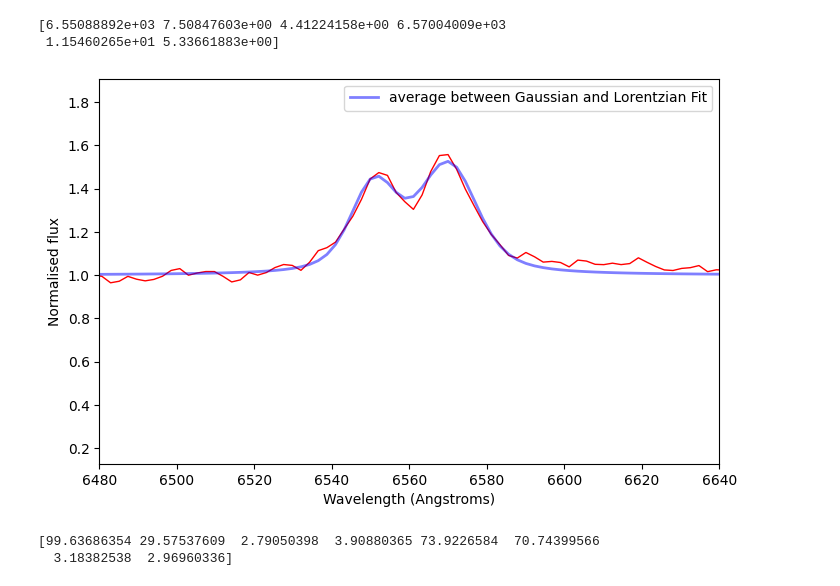
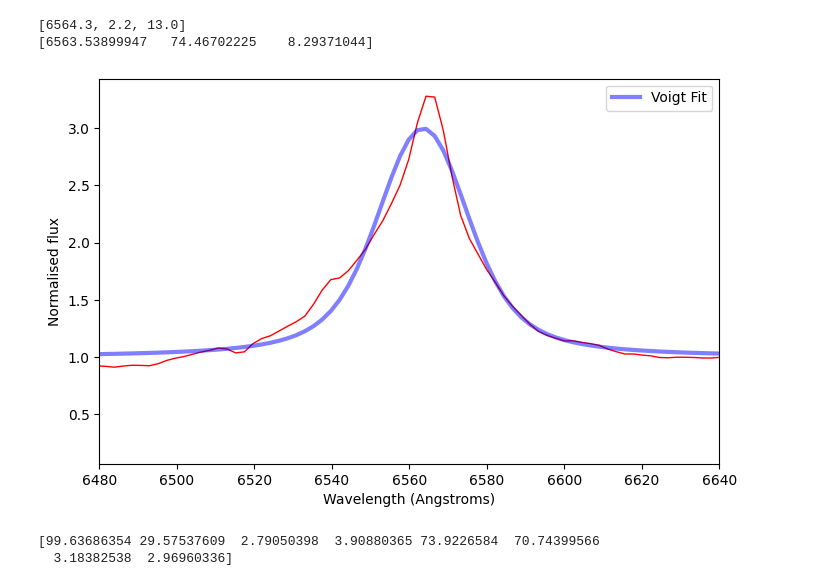
Before and after one commit to Sidius-DEV/IR_Variability_Of_BeXRBs_PhD, a Jupyter notebook: Scripts/Test_H_alpha_gausian_fitting.ipynb, the cells around one changed output. Saved outputs shown, nothing was run; the diff lists cells and outputs as text; code cells hidden in the pictures.

```diff
--- a/Scripts/Test_H_alpha_gausian_fitting.ipynb
+++ b/Scripts/Test_H_alpha_gausian_fitting.ipynb
@@ -14,7 +14,7 @@ quantity_support()
 
 # Script to perform multiple Gaussian fits on the double peak H-alpha line (on the blue, center and red peak)
 
-file = np.loadtxt("0919_l12tdfawc.txt")
+file = np.loadtxt("0906_l12tdfawc.txt")
 x = file[:,0]
 y = file[:,1]
 
@@ -276,31 +276,31 @@ plt.savefig('Average_GAUS_LORENTZ_demo.png')
 # %%
 ########### Voigt fitting and plot:
 
 guess = [6555, 1.4, 6.0, 6.0, 6565.0, 1.5, 4.0, 4.0]
 guess = find_double_peak_coords(spec.spectral_axis.value,(spec.flux/y_cont_fitted).value)
     #for i in range(1):
 #guess += [60+80*i, 46000, 25]
 
 popt, pcov = curve_fit(func_voigt, (spec.spectral_axis).value, (spec.flux/y_cont_fitted).value, p0=guess)
 print(popt)
 fit_VOIGT = func_voigt(spec.spectral_axis.value, *popt)
 # fit_VOIGT=np.convolve(fit_GAUS,fit_LORERTZIAN,mode='same')
 
 fig=plt.figure(figsize=(graph_W,graph_H)) #create the figure
 # plt.yscale('log')
 plt.xlabel('Wavelength (Angstroms)')
 plt.ylabel('Normalised flux')
 plt.xlim(xmin,xmax)
 plt.plot(spec.spectral_axis.value, (spec.flux/y_cont_fitted).value, 'r-', linewidth=1)
-plt.plot(spec.spectral_axis.value, fit_VOIGT , 'b-', linewidth=2, alpha=0.5,label='Voigt Fit')
+plt.plot(spec.spectral_axis.value, fit_VOIGT , 'b-', linewidth=3, alpha=0.5,label='Voigt Fit')
 plt.legend()
 #plt.show()
 plt.savefig('Voigt_demo.png')
 ###########
 # %% [output]
-[6.55088892e+03 7.50847603e+00 4.41224158e+00 6.57004009e+03
- 1.15460265e+01 5.33661883e+00]
+[6564.3, 2.2, 13.0]
+[6563.53899947   74.46702225    8.29371044]
-[figure, old version]
+[figure, new version]
 # %%
 import numpy as np
 from scipy.optimize import curve_fit
```
Also changed, not shown: parts of 3 cells of this notebook.
